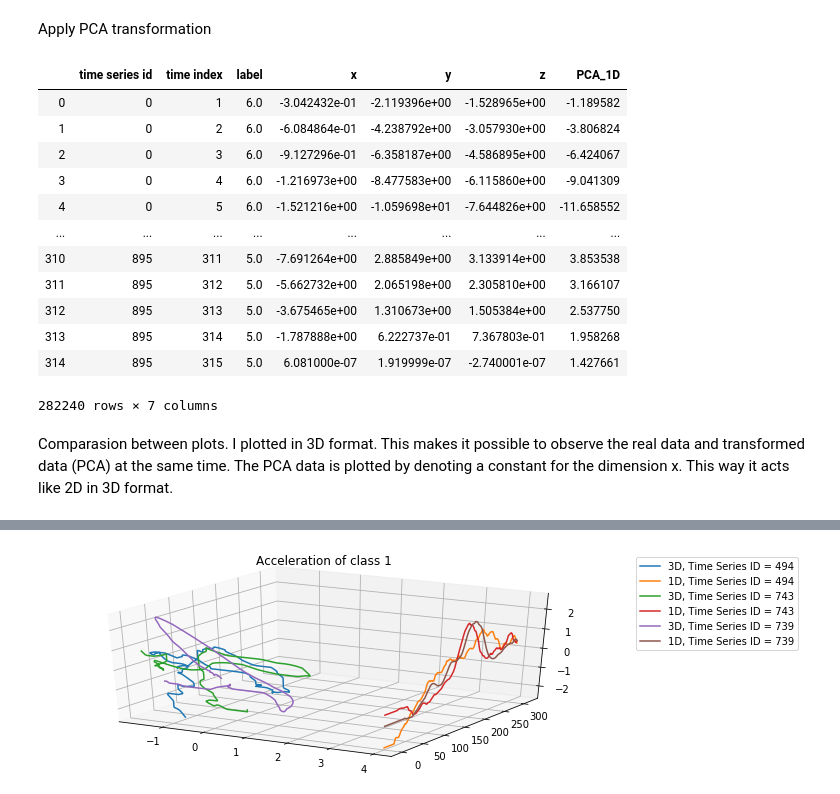
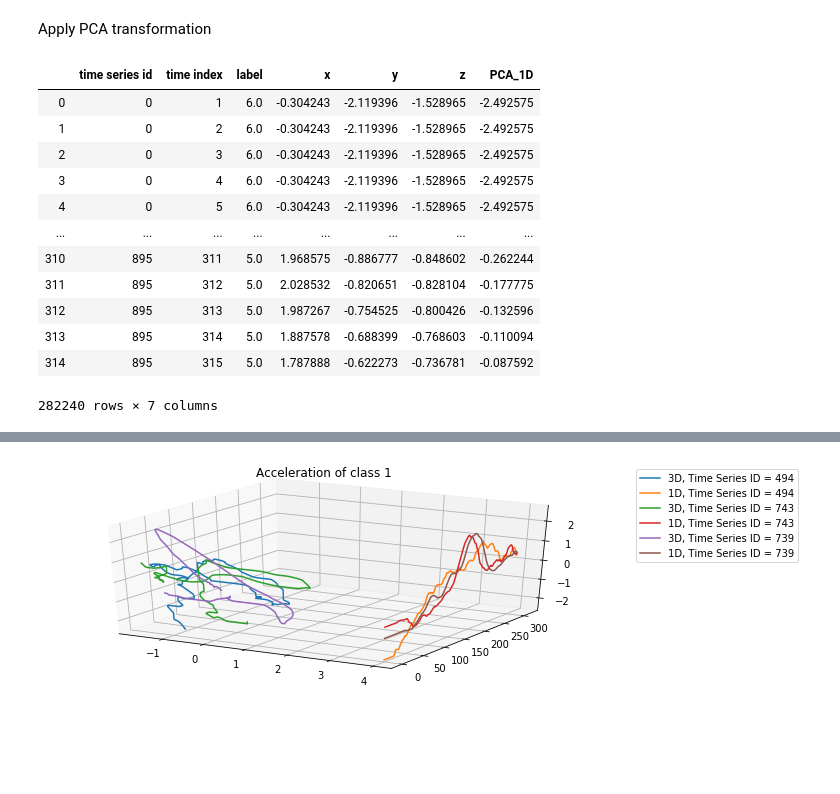
Before and after one commit to BU-IE-582/fall20-ozanoztrk, a Jupyter notebook: files/HW2/HW2.ipynb, the cells around one changed output, grey strips where cells are left out. Cells and saved outputs as stored; diff of their text form; code cells hidden in the pictures; blank space fills up the shorter version.

```diff
--- a/files/HW2/HW2.ipynb
+++ b/files/HW2/HW2.ipynb
@@ -137,34 +137,32 @@ Apply PCA transformation
 # %%
 from sklearn.decomposition import PCA
 
 def pca_transform(df):
     pca = PCA(n_components=1)
     df['PCA_1D']=pca.fit_transform((df[['x','y','z']]))
     return df
 
 pca_acc=pca_transform(acc_long_df)
 pca_vel=pca_transform(vel_long_df)
 
 def get_single_ts(df,i):
     return df.loc[df['time series id']==i]
 
 def get_same_label_ts(df,i):
     return df.loc[df['label']==i]
 
-pca_vel
+pca_acc
 # %% [output]
 |  | time series id | time index | label | x | y | z | PCA_1D |
-| 0 | 0 | 1 | 6.0 | -3.042432e-01 | -2.119396e+00 | -1.528965e+00 | -1.189582 |
-| 1 | 0 | 2 | 6.0 | -6.084864e-01 | -4.238792e+00 | -3.057930e+00 | -3.806824 |
-| 2 | 0 | 3 | 6.0 | -9.127296e-01 | -6.358187e+00 | -4.586895e+00 | -6.424067 |
-| 3 | 0 | 4 | 6.0 | -1.216973e+00 | -8.477583e+00 | -6.115860e+00 | -9.041309 |
-| 4 | 0 | 5 | 6.0 | -1.521216e+00 | -1.059698e+01 | -7.644826e+00 | -11.658552 |
+| 0 | 0 | 1 | 6.0 | -0.304243 | -2.119396 | -1.528965 | -2.492575 |
+| 1 | 0 | 2 | 6.0 | -0.304243 | -2.119396 | -1.528965 | -2.492575 |
+| 2 | 0 | 3 | 6.0 | -0.304243 | -2.119396 | -1.528965 | -2.492575 |
+| 3 | 0 | 4 | 6.0 | -0.304243 | -2.119396 | -1.528965 | -2.492575 |
+| 4 | 0 | 5 | 6.0 | -0.304243 | -2.119396 | -1.528965 | -2.492575 |
 | ... | ... | ... | ... | ... | ... | ... | ... |
-| 310 | 895 | 311 | 5.0 | -7.691264e+00 | 2.885849e+00 | 3.133914e+00 | 3.853538 |
-| 311 | 895 | 312 | 5.0 | -5.662732e+00 | 2.065198e+00 | 2.305810e+00 | 3.166107 |
-| 312 | 895 | 313 | 5.0 | -3.675465e+00 | 1.310673e+00 | 1.505384e+00 | 2.537750 |
-| 313 | 895 | 314 | 5.0 | -1.787888e+00 | 6.222737e-01 | 7.367803e-01 | 1.958268 |
-| 314 | 895 | 315 | 5.0 | 6.081000e-07 | 1.919999e-07 | -2.740001e-07 | 1.427661 |
+| 310 | 895 | 311 | 5.0 | 1.968575 | -0.886777 | -0.848602 | -0.262244 |
+| 311 | 895 | 312 | 5.0 | 2.028532 | -0.820651 | -0.828104 | -0.177775 |
+| 312 | 895 | 313 | 5.0 | 1.987267 | -0.754525 | -0.800426 | -0.132596 |
+| 313 | 895 | 314 | 5.0 | 1.887578 | -0.688399 | -0.768603 | -0.110094 |
+| 314 | 895 | 315 | 5.0 | 1.787888 | -0.622273 | -0.736781 | -0.087592 |
 282240 rows × 7 columns
-# %% [markdown]
-Comparasion between plots. I plotted in 3D format. This makes it possible to observe the real data and transformed data (PCA) at the same time. The PCA data is plotted by denoting a constant for the dimension x. This way it acts like 2D in 3D format.
```
Also changed, not shown: parts of 4 cells of this notebook, 1 other file.
